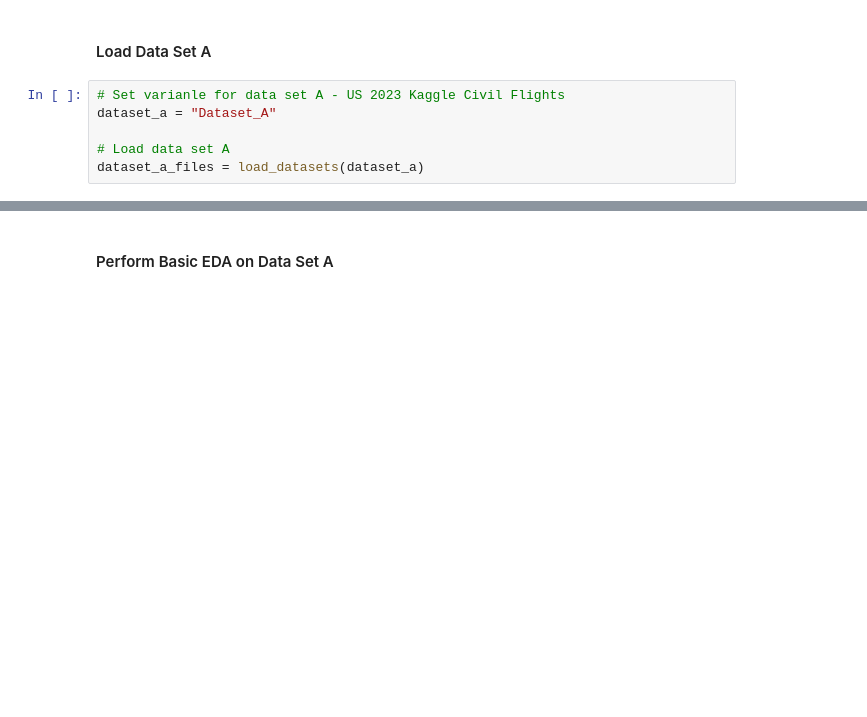
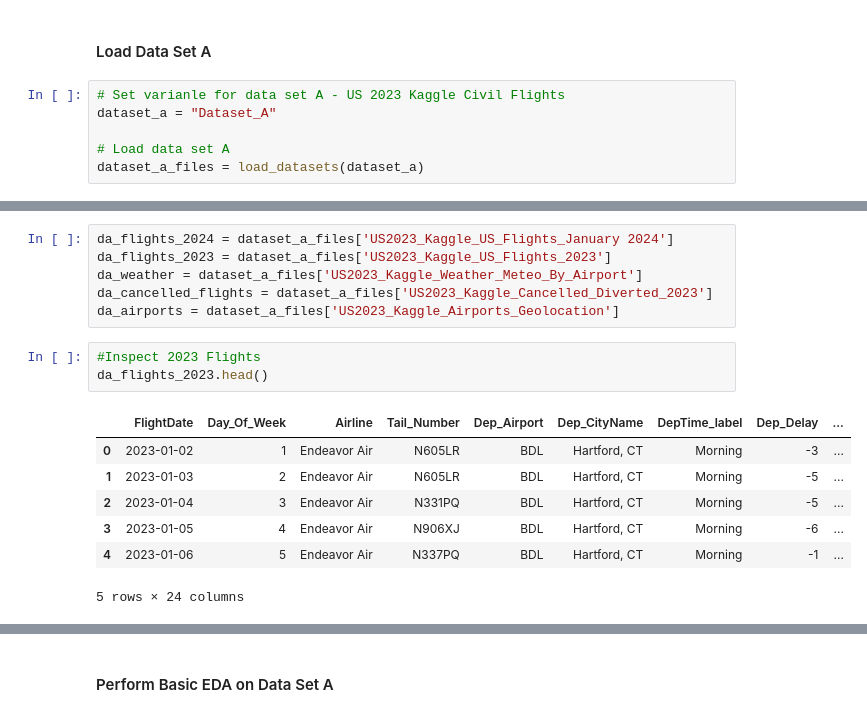
Before and after one commit to diego-mogollon/lateguru, a Jupyter notebook: notebooks/EDA_D.ipynb, the cells around one changed output, grey strips where cells are left out. Drawn from its saved outputs; the diff is of its cells as text; blank space fills up the shorter version.

```diff
--- a/notebooks/EDA_D.ipynb
+++ b/notebooks/EDA_D.ipynb
@@ -43,0 +56,17 @@ dataset_a_files = load_datasets(dataset_a)
+# %%
+da_flights_2024 = dataset_a_files['US2023_Kaggle_US_Flights_January 2024']
+da_flights_2023 = dataset_a_files['US2023_Kaggle_US_Flights_2023']
+da_weather = dataset_a_files['US2023_Kaggle_Weather_Meteo_By_Airport']
+da_cancelled_flights = dataset_a_files['US2023_Kaggle_Cancelled_Diverted_2023']
+da_airports = dataset_a_files['US2023_Kaggle_Airports_Geolocation']
+# %%
+#Inspect 2023 Flights
+da_flights_2023.head()
+# %% [output]
+|  | FlightDate | Day_Of_Week | Airline | Tail_Number | Dep_Airport | Dep_CityName | DepTime_label | Dep_Delay | ... |
+| 0 | 2023-01-02 | 1 | Endeavor Air | N605LR | BDL | Hartford, CT | Morning | -3 | ... |
+| 1 | 2023-01-03 | 2 | Endeavor Air | N605LR | BDL | Hartford, CT | Morning | -5 | ... |
+| 2 | 2023-01-04 | 3 | Endeavor Air | N331PQ | BDL | Hartford, CT | Morning | -5 | ... |
+| 3 | 2023-01-05 | 4 | Endeavor Air | N906XJ | BDL | Hartford, CT | Morning | -6 | ... |
+| 4 | 2023-01-06 | 5 | Endeavor Air | N337PQ | BDL | Hartford, CT | Morning | -1 | ... |
+5 rows × 24 columns
```
Also changed, not shown: parts of 12 cells of this notebook.
